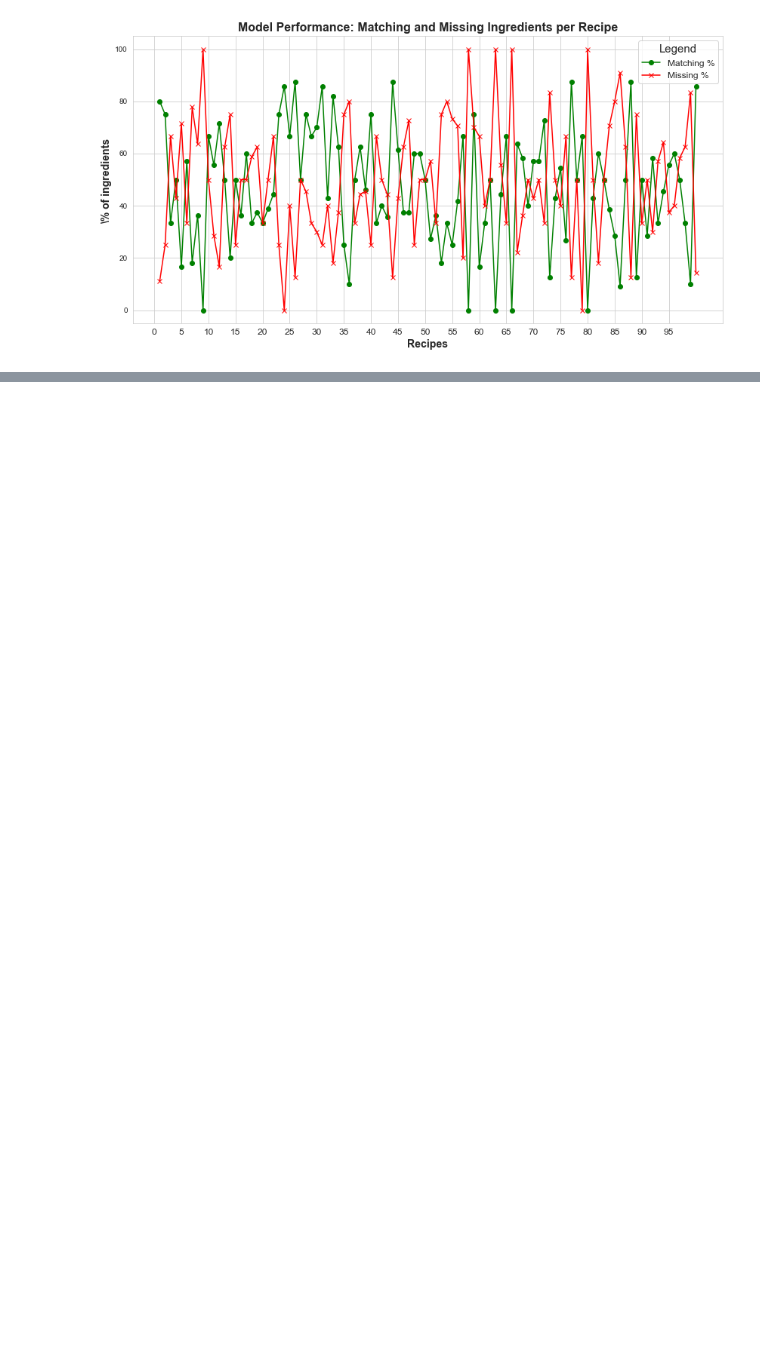
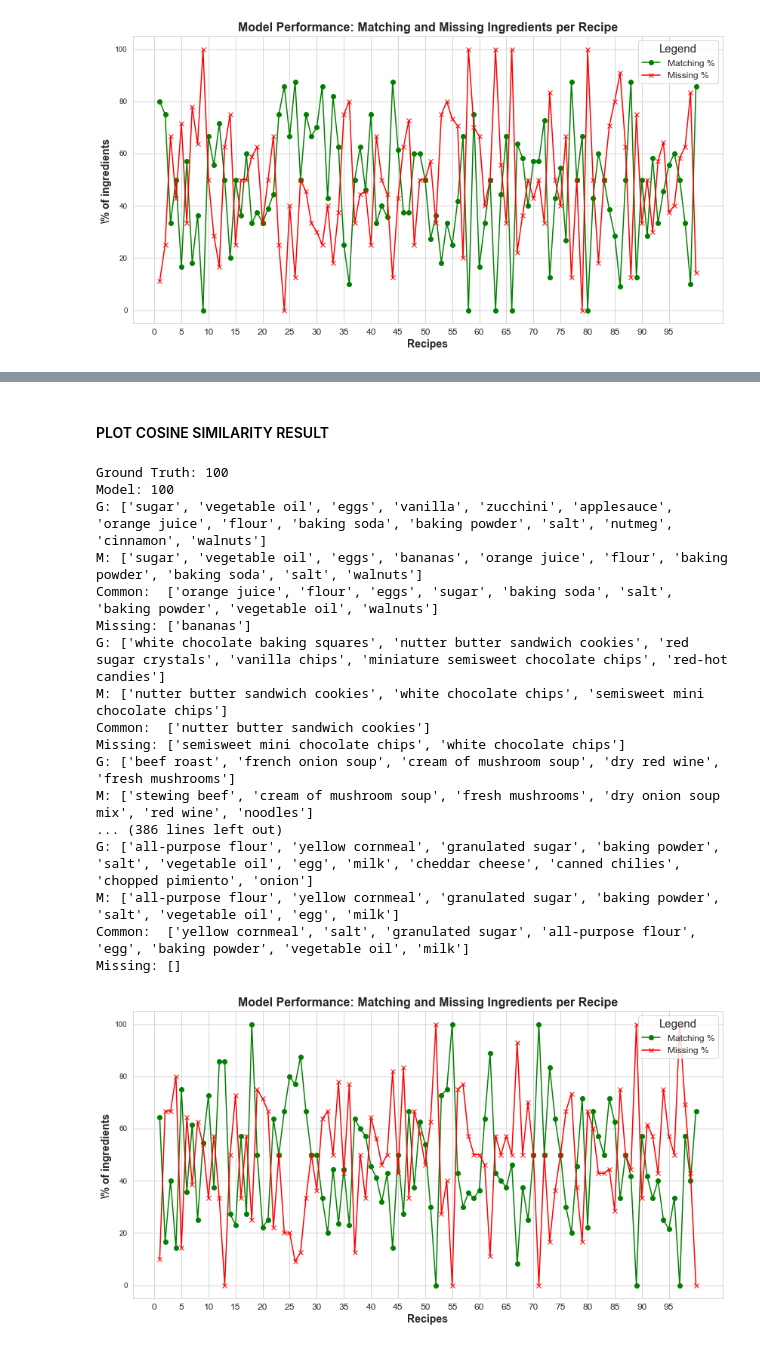
Before and after one commit to Mattolo4/Recipe-Chat-bot, a Jupyter notebook: Matteo.ipynb, the cells around one changed output, grey strips where cells are left out. Drawn from its saved outputs; the diff is of its cells as text; code cells hidden in the pictures; blank space fills up the shorter version.

```diff
--- a/Matteo.ipynb
+++ b/Matteo.ipynb
@@ -379,0 +430,23 @@ Missing: ['cream of celery soup']
+# %% [markdown]
+#### PLOT COSINE SIMILARITY RESULT
+# %%
+evaluate(ground_truth, cosineIngred)
+# %% [output]
+Ground Truth: 100
+Model: 100
+G: ['sugar', 'vegetable oil', 'eggs', 'vanilla', 'zucchini', 'applesauce', 'orange juice', 'flour', 'baking soda', 'baking powder', 'salt', 'nutmeg', 'cinnamon', 'walnuts']
+M: ['sugar', 'vegetable oil', 'eggs', 'bananas', 'orange juice', 'flour', 'baking powder', 'baking soda', 'salt', 'walnuts']
+Common:  ['orange juice', 'flour', 'eggs', 'sugar', 'baking soda', 'salt', 'baking powder', 'vegetable oil', 'walnuts']
+Missing: ['bananas']
+G: ['white chocolate baking squares', 'nutter butter sandwich cookies', 'red sugar crystals', 'vanilla chips', 'miniature semisweet chocolate chips', 'red-hot candies']
+M: ['nutter butter sandwich cookies', 'white chocolate chips', 'semisweet mini chocolate chips']
+Common:  ['nutter butter sandwich cookies']
+Missing: ['semisweet mini chocolate chips', 'white chocolate chips']
+G: ['beef roast', 'french onion soup', 'cream of mushroom soup', 'dry red wine', 'fresh mushrooms']
+M: ['stewing beef', 'cream of mushroom soup', 'fresh mushrooms', 'dry onion soup mix', 'red wine', 'noodles']
+... (386 lines left out)
+G: ['all-purpose flour', 'yellow cornmeal', 'granulated sugar', 'baking powder', 'salt', 'vegetable oil', 'egg', 'milk', 'cheddar cheese', 'canned chilies', 'chopped pimiento', 'onion']
+M: ['all-purpose flour', 'yellow cornmeal', 'granulated sugar', 'baking powder', 'salt', 'vegetable oil', 'egg', 'milk']
+Common:  ['yellow cornmeal', 'salt', 'granulated sugar', 'all-purpose flour', 'egg', 'baking powder', 'vegetable oil', 'milk']
+Missing: []
+[figure, added]
```
Also changed, not shown: parts of 6 cells of this notebook, 1 other file.
